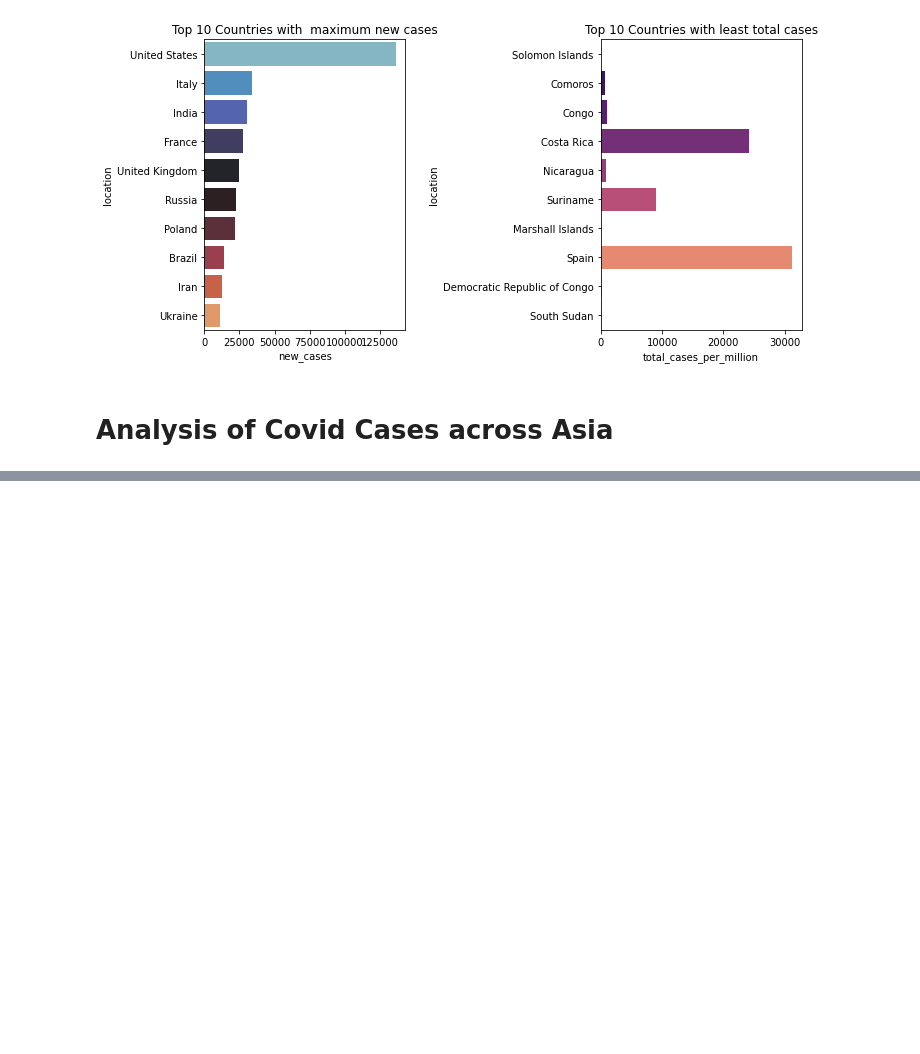
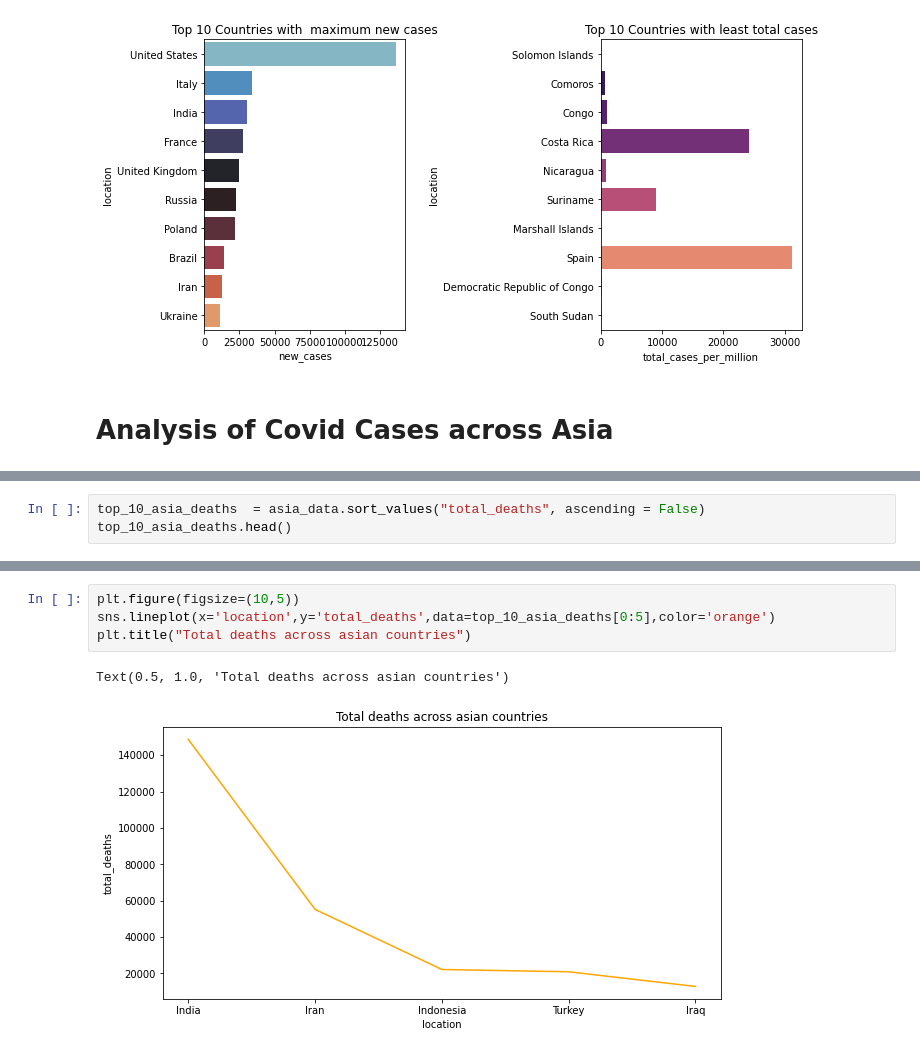
Before and after one commit to anmol1810rs/The_Sparks_Foundation_Internship, a Jupyter notebook: GRIP_TASK8_COVID19_ANALYSIS.ipynb, the cells around one changed output, grey strips where cells are left out. Cells and saved outputs as stored; diff of their text form; blank space fills up the shorter version.

```diff
--- a/GRIP_TASK8_COVID19_ANALYSIS.ipynb
+++ b/GRIP_TASK8_COVID19_ANALYSIS.ipynb
@@ -279,3 +280,6 @@ asia_data.tail()
 | 57833 | UZB | Asia | Uzbekistan | 2020-12-31 | 77060.0 | 75.0 | 86.286 | 614.0 | ... |
 | 58879 | VNM | Asia | Vietnam | 2020-12-31 | 1465.0 | 9.0 | 4.714 | 35.0 | ... |
 | 59518 | YEM | Asia | Yemen | 2020-12-31 | 2099.0 | 2.0 | 1.000 | 610.0 | ... |
+# %%
+top_10_asia_deaths  = asia_data.sort_values("total_deaths", ascending = False)
+top_10_asia_deaths.head()
@@ -281,0 +293,7 @@ asia_data.tail()
+# %%
+plt.figure(figsize=(10,5))
+sns.lineplot(x='location',y='total_deaths',data=top_10_asia_deaths[0:5],color='orange')
+plt.title("Total deaths across asian countries")
+# %% [output]
+Text(0.5, 1.0, 'Total deaths across asian countries')
+[figure, added]
```
Also changed, not shown: parts of 7 cells of this notebook.
